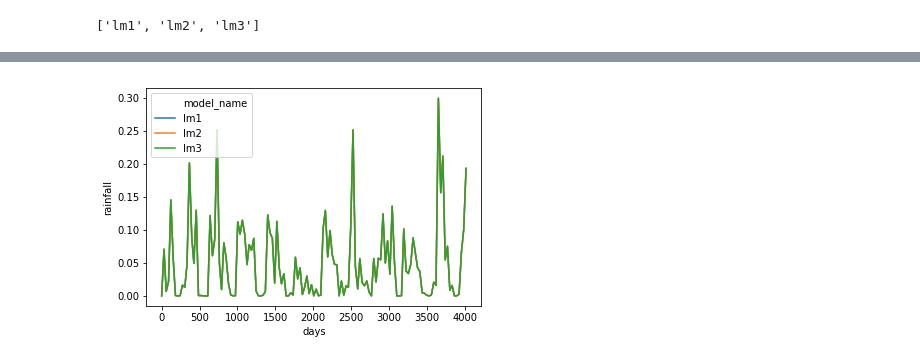
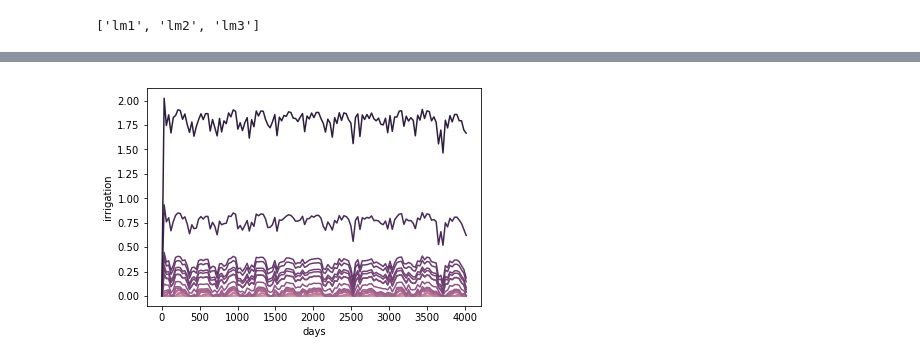
Before and after one commit to rhugman/lumpyrem, a Jupyter notebook: examples/example.ipynb, the cells around one changed output, grey strips where cells are left out. Saved outputs shown, nothing was run; the diff lists cells and outputs as text; code cells hidden in the pictures.

```diff
--- a/examples/example.ipynb
+++ b/examples/example.ipynb
@@ -18,0 +23,8 @@ model_name_list
+# %%
+model_list = []
+for i in range(29):
+    name = 'm'+str(i)
+    model = lumprem.Model(name,'silofile.txt')
+    model.irrigvolfrac = random.random()
+    model_list.append(model)
+len(model_list)
@@ -58,9 +95,5 @@ d.model_names
 # %%
-df = d.get_results()
-df['model_name']
-
 import seaborn as sb
-
-sb.lineplot(data=df, x='days', y='rainfall', hue='model_name');
+sb.lineplot(data=df, x='days', y='irrigation', hue='irrigvolfrac', legend=False);
 # %% [output]
-[figure, old version]
+[figure, new version]
```
Also changed, not shown: parts of 7 cells of this notebook.
